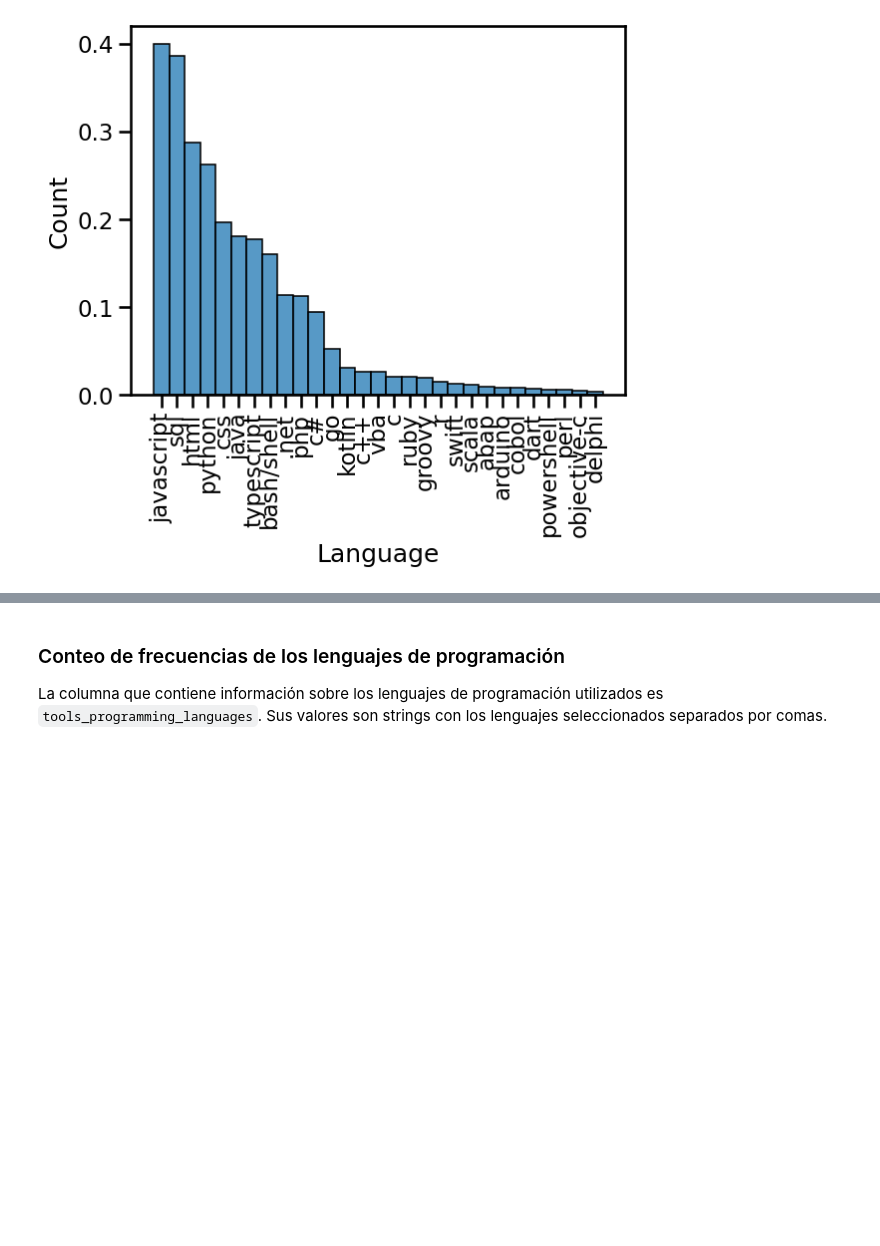
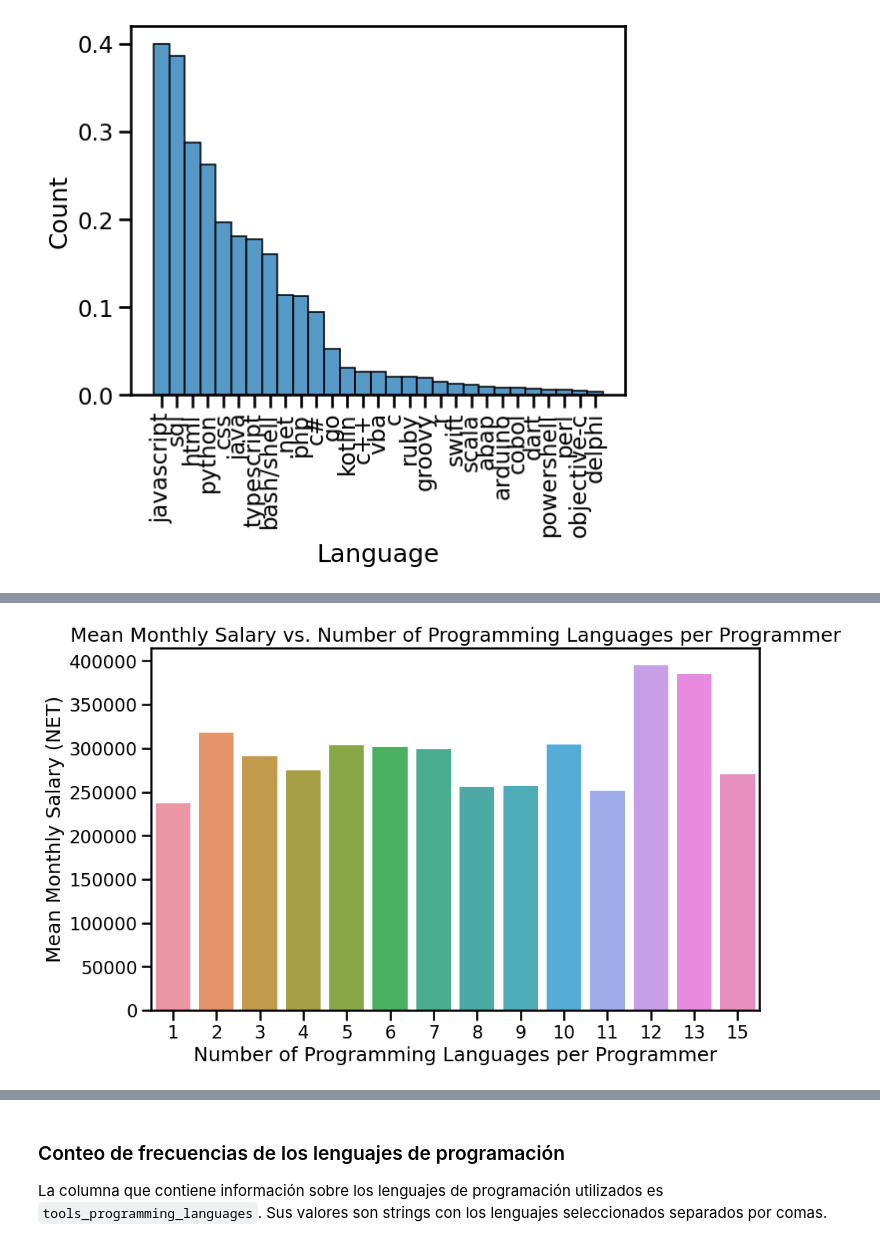
Before and after one commit to JeroFotinos/diplo_datos, a Jupyter notebook: Consignas_Entregable_AyVD - Parte 1.ipynb, the cells around one changed output, grey strips where cells are left out. Saved outputs shown, nothing was run; the diff lists cells and outputs as text; code cells hidden in the pictures; blank space fills up the shorter version.

```diff
--- a/Consignas_Entregable_AyVD - Parte 1.ipynb
+++ b/Consignas_Entregable_AyVD - Parte 1.ipynb
@@ -261,0 +284,26 @@ plt.show()
+# %%
+# Compute the number of programming languages per programmer
+df["languages_per_programmer"] = (
+    df["tools_programming_languages"]
+    .fillna("")
+    .str.split(",")
+    .apply(lambda x: len([str(lang).strip() for lang in x]))
+)
+
+# Filter out rows with 0 programming languages or more than 15 programming languages per programmer
+df1 = df[(df["languages_per_programmer"] > 0) & (df["languages_per_programmer"] <= 15)]
+
+# Group the data by the number of programming languages per programmer and compute the mean salary for each group
+grouped = (
+    df1.groupby("languages_per_programmer")["salary_monthly_NETO"].mean().reset_index()
+)
+
+# Plot a bar chart of the mean salary vs. the number of programming languages per programmer
+plt.figure(figsize=(10, 6))
+sns.barplot(x="languages_per_programmer", y="salary_monthly_NETO", data=grouped)
+plt.xlabel("Number of Programming Languages per Programmer")
+plt.ylabel("Mean Monthly Salary (NET)")
+plt.title("Mean Monthly Salary vs. Number of Programming Languages per Programmer")
+plt.show()
+# %% [output]
+[figure, added]
```
Also changed, not shown: parts of 5 cells of this notebook.
